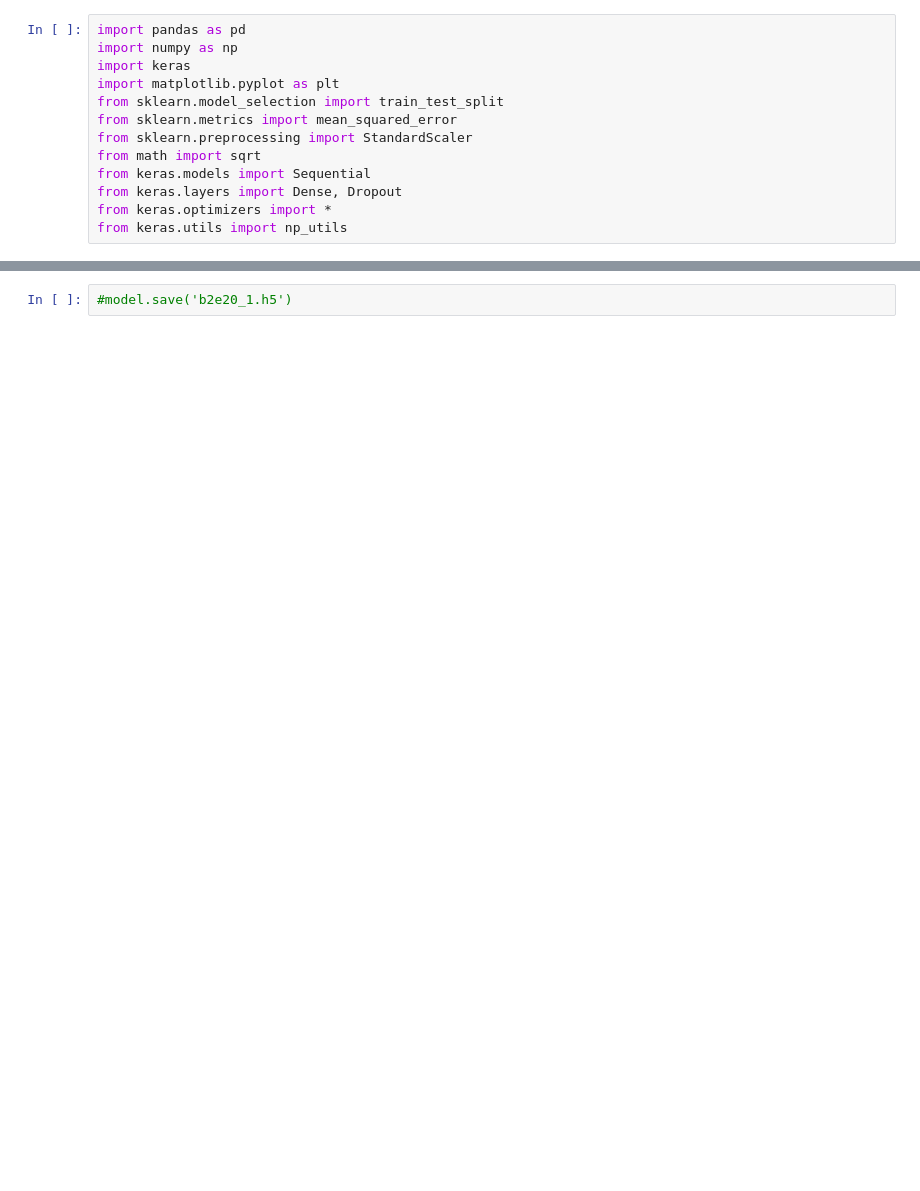
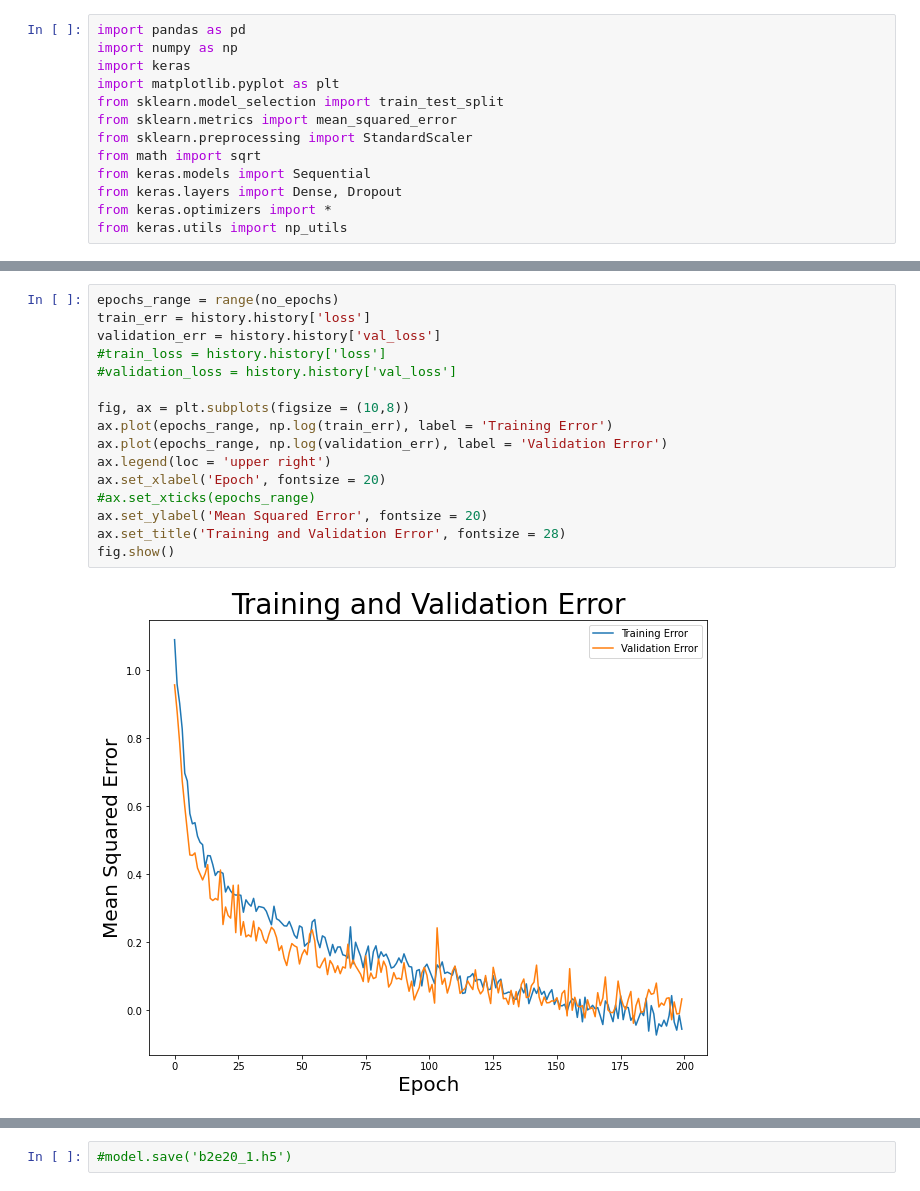
Before and after one commit to Reubenpt123/DAV, a Jupyter notebook: Neural_net.ipynb, the cells around one changed output, grey strips where cells are left out. Drawn from its saved outputs; the diff is of its cells as text; blank space fills up the shorter version.

```diff
--- a/Neural_net.ipynb
+++ b/Neural_net.ipynb
@@ -75,3 +93,21 @@ score = model.evaluate(X_test, y_test, verbose = 1)
+# %%
+epochs_range = range(no_epochs)
+train_err = history.history['loss']
+validation_err = history.history['val_loss']
+#train_loss = history.history['loss']
+#validation_loss = history.history['val_loss']
+
+fig, ax = plt.subplots(figsize = (10,8))
+ax.plot(epochs_range, np.log(train_err), label = 'Training Error')
+ax.plot(epochs_range, np.log(validation_err), label = 'Validation Error')
+ax.legend(loc = 'upper right')
+ax.set_xlabel('Epoch', fontsize = 20)
+#ax.set_xticks(epochs_range)
+ax.set_ylabel('Mean Squared Error', fontsize = 20)
+ax.set_title('Training and Validation Error', fontsize = 28)
+fig.show()
+# %% [output]
+[figure, added]
 # %%
 pred_train = model.predict(X_train)
 print(np.sqrt(mean_squared_error(y_train, pred_train)))
```
Also changed, not shown: parts of 10 cells of this notebook, 3 other files.
